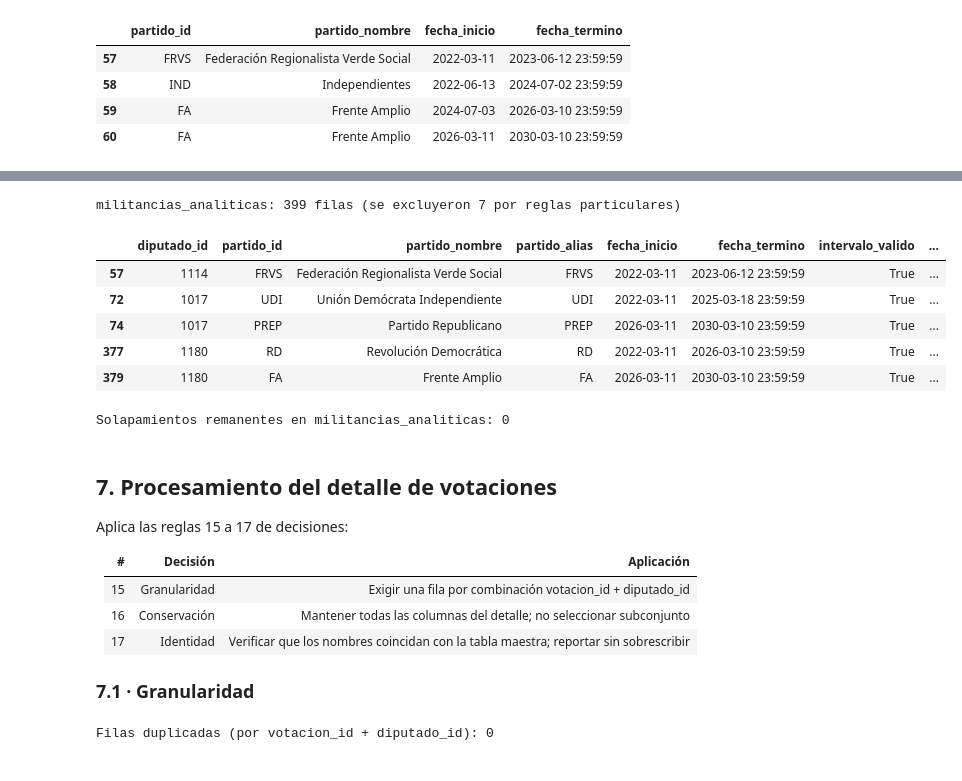
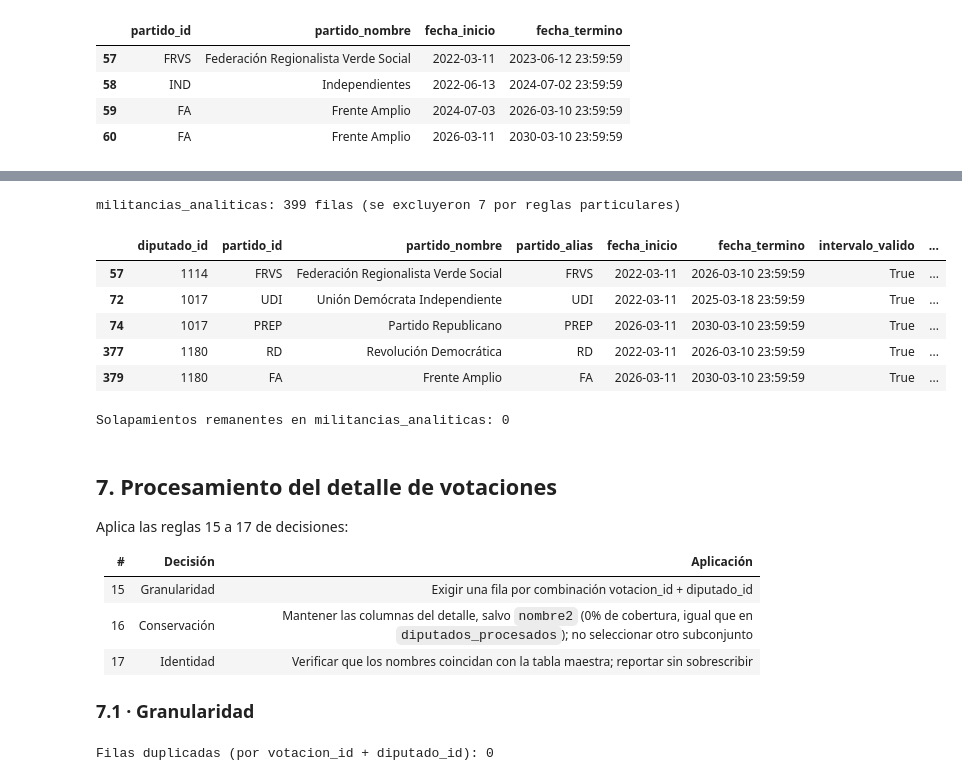
Before and after one commit to joserodriguezc/grupo_1_programacion_ciencia_datos, a Jupyter notebook: F2/notebooks/F2_03_procesamiento_validacion.ipynb, the cells around one changed output, grey strips where cells are left out. Saved outputs shown, nothing was run; the diff lists cells and outputs as text; code cells hidden in the pictures.

Commit message:
feat(data): integrar tablas en big_table_analitica y validar consistencia

```diff
--- a/F2/notebooks/F2_03_procesamiento_validacion.ipynb
+++ b/F2/notebooks/F2_03_procesamiento_validacion.ipynb
@@ -575,6 +627,9 @@ Name: count, dtype: int64
 militancias_analiticas = militancias_validas.copy()
 militancias_analiticas["fecha_termino_original"] = militancias_analiticas["fecha_termino"]
 militancias_analiticas["regla_asignacion_partido"] = "vigencia_temporal_estandar"
+
+# Fin del período 10 (2022-2026); se usa para extender FRVS (Bugueño) y RD (Veloso).
+fecha_fin_periodo_10 = df_periodos_norm.loc[df_periodos_norm["periodo_id"] == "10", "fecha_termino"].iloc[0]
 
 # --- Carter (1017): conservar solo filas 72 (UDI) y 74 (PREP) ---
 filas_excluir_carter = [70, 71, 73]
@@ -588,7 +643,10 @@ for idx in filas_excluir_carter:
         regla_aplicada="Caso particular Carter: conservar únicamente UDI 2022-2025 y PREP 2026-2030.",
     )
 
-# --- Bugueño (1114): conservar solo fila 57 (FRVS) ---
+# --- Bugueño (1114): extender FRVS (fila 57) hasta el fin del período; excluir 58, 59 y 60 ---
+militancias_analiticas.loc[57, "fecha_termino"] = fecha_fin_periodo_10
+militancias_analiticas.loc[57, "regla_asignacion_partido"] = "extension_caso_particular_bugueno"
+
 filas_excluir_bugueno = [58, 59, 60]
 for idx in filas_excluir_bugueno:
     fila = militancias_observadas.loc[idx]
@@ -596,38 +654,36 @@ for idx in filas_excluir_bugueno:
         tabla="militancias",
         diputado_id=fila["diputado_id"],
         tipo="excepcion_particular",
-        descripcion=f"Registro {fila['partido_nombre']} ({fila['fecha_inicio']}→{fila['fecha_termino']}) excluido de la línea de tiempo analítica.",
-        regla_aplicada="Caso particular Bugueño: conservar únicamente FRVS 2022-2023 para todo el período (14/15 votaciones coinciden con FRVS).",
+        descripcion=f"Registro {fila['partido_nombre']} ({fila['fecha_inicio']}→{fila['fecha_termino']}) absorbido por la extensión de FRVS hasta el fin del período (14 de 15 votaciones coinciden con FRVS; la 15ª, del 2024-08-26, queda cubierta por la extensión).",
+        regla_aplicada="Caso particular Bugueño: extender FRVS hasta el fin del período relevante, mismo criterio que Veloso; excluir Independiente y Frente Amplio (x2).",
     )
 
 indices_excluir = filas_excluir_carter + filas_excluir_bugueno
 
 # --- Veloso (1180): extender RD (377) hasta 2026-03-10; excluir IND (378) ---
-fecha_fin_periodo_10 = df_periodos_norm.loc[df_periodos_norm["periodo_id"] == "10", "fecha_termino"].iloc[0]
-
 militancias_analiticas.loc[377, "fecha_termino"] = fecha_fin_periodo_10
 militancias_analiticas.loc[377, "regla_asignacion_partido"] = "extension_caso_particular_veloso"
 
 fila_ind_veloso = militancias_observadas.loc[378]
 registrar_observacion(
     tabla="militancias",
     diputado_id=fila_ind_veloso["diputado_id"],
     tipo="excepcion_particular",
     descripcion=f"Registro IND ({fila_ind_veloso['fecha_inicio']}→{fila_ind_veloso['fecha_termino']}) absorbido por la extensión de RD (14/15 votaciones coinciden con RD).",
     regla_aplicada="Caso particular Veloso: extender RD hasta el fin del período relevante; excluir IND.",
 )
 
 indices_excluir.append(378)
 
 # Aplicar exclusiones
 militancias_analiticas = militancias_analiticas.drop(index=[i for i in indices_excluir if i in militancias_analiticas.index])
 
 print(f"militancias_analiticas: {len(militancias_analiticas)} filas (se excluyeron {len(indices_excluir)} por reglas particulares)")
 display(militancias_analiticas[militancias_analiticas["diputado_id"].isin(["1017", "1114", "1180"])])
 # %% [output]
 militancias_analiticas: 399 filas (se excluyeron 7 por reglas particulares)
 |  | diputado_id | partido_id | partido_nombre | partido_alias | fecha_inicio | fecha_termino | intervalo_valido | ... |
-| 57 | 1114 | FRVS | Federación Regionalista Verde Social | FRVS | 2022-03-11 | 2023-06-12 23:59:59 | True | ... |
+| 57 | 1114 | FRVS | Federación Regionalista Verde Social | FRVS | 2022-03-11 | 2026-03-10 23:59:59 | True | ... |
 | 72 | 1017 | UDI | Unión Demócrata Independiente | UDI | 2022-03-11 | 2025-03-18 23:59:59 | True | ... |
 | 74 | 1017 | PREP | Partido Republicano | PREP | 2026-03-11 | 2030-03-10 23:59:59 | True | ... |
 | 377 | 1180 | RD | Revolución Democrática | RD | 2022-03-11 | 2026-03-10 23:59:59 | True | ... |
@@ -666,7 +722,7 @@ Aplica las reglas 15 a 17 de decisiones:
 | # | Decisión | Aplicación |
 |---|---|---|
 | 15 | Granularidad | Exigir una fila por combinación votacion_id + diputado_id |
-| 16 | Conservación | Mantener todas las columnas del detalle; no seleccionar subconjunto |
+| 16 | Conservación | Mantener las columnas del detalle, salvo `nombre2` (0% de cobertura, igual que en `diputados_procesados`); no seleccionar otro subconjunto |
 | 17 | Identidad | Verificar que los nombres coincidan con la tabla maestra; reportar sin sobrescribir |
 
 ### 7.1 · Granularidad
```
Also changed, not shown: parts of 7 cells of this notebook, 6 other files.
